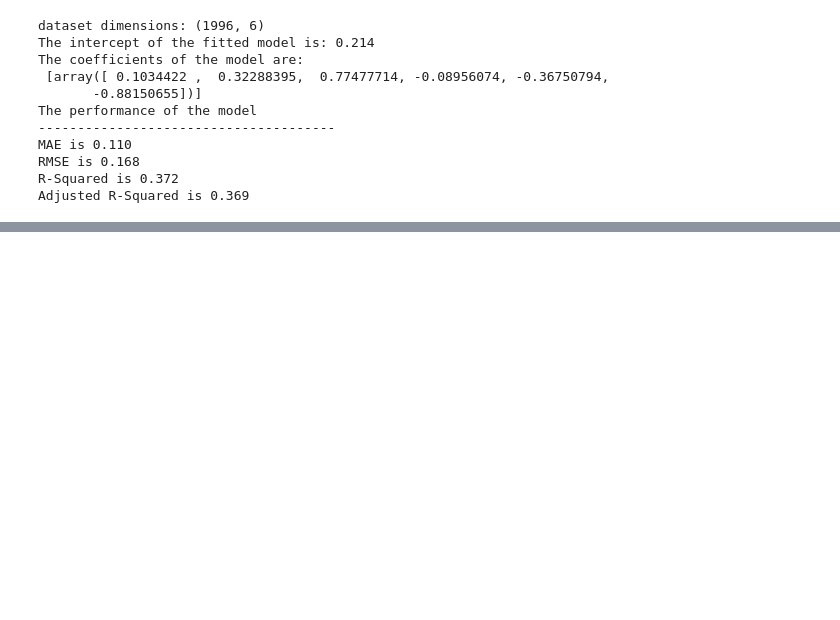
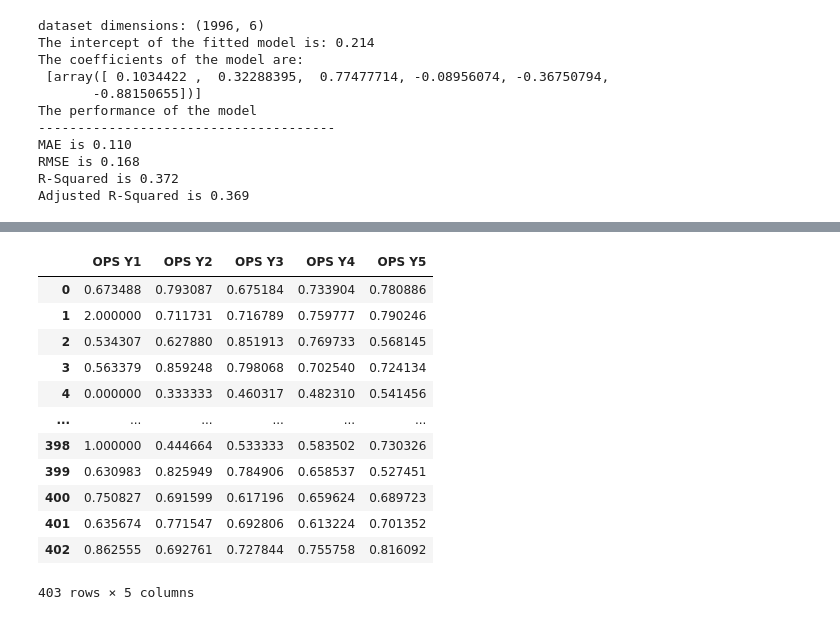
Before and after one commit to donnajharris/cp640_project, a Jupyter notebook: harr2890_project/har2890_project_step5_ops_modelling.ipynb, the cells around one changed output, grey strips where cells are left out. Drawn from its saved outputs; the diff is of its cells as text; code cells hidden in the pictures; blank space fills up the shorter version.

```diff
--- a/harr2890_project/har2890_project_step5_ops_modelling.ipynb
+++ b/harr2890_project/har2890_project_step5_ops_modelling.ipynb
@@ -359,0 +936,17 @@ Adjusted R-Squared is 0.350
+# %%
+X_my_test = from_2000_career[['OPS Y1', 'OPS Y2', 'OPS Y3', 'OPS Y4', 'OPS Y5']]
+X_my_test
+# %% [output]
+|  | OPS Y1 | OPS Y2 | OPS Y3 | OPS Y4 | OPS Y5 |
+| 0 | 0.673488 | 0.793087 | 0.675184 | 0.733904 | 0.780886 |
+| 1 | 2.000000 | 0.711731 | 0.716789 | 0.759777 | 0.790246 |
+| 2 | 0.534307 | 0.627880 | 0.851913 | 0.769733 | 0.568145 |
+| 3 | 0.563379 | 0.859248 | 0.798068 | 0.702540 | 0.724134 |
+| 4 | 0.000000 | 0.333333 | 0.460317 | 0.482310 | 0.541456 |
+| ... | ... | ... | ... | ... | ... |
+| 398 | 1.000000 | 0.444664 | 0.533333 | 0.583502 | 0.730326 |
+| 399 | 0.630983 | 0.825949 | 0.784906 | 0.658537 | 0.527451 |
+| 400 | 0.750827 | 0.691599 | 0.617196 | 0.659624 | 0.689723 |
+| 401 | 0.635674 | 0.771547 | 0.692806 | 0.613224 | 0.701352 |
+| 402 | 0.862555 | 0.692761 | 0.727844 | 0.755758 | 0.816092 |
+403 rows × 5 columns
```
Also changed, not shown: parts of 34 cells of this notebook.
